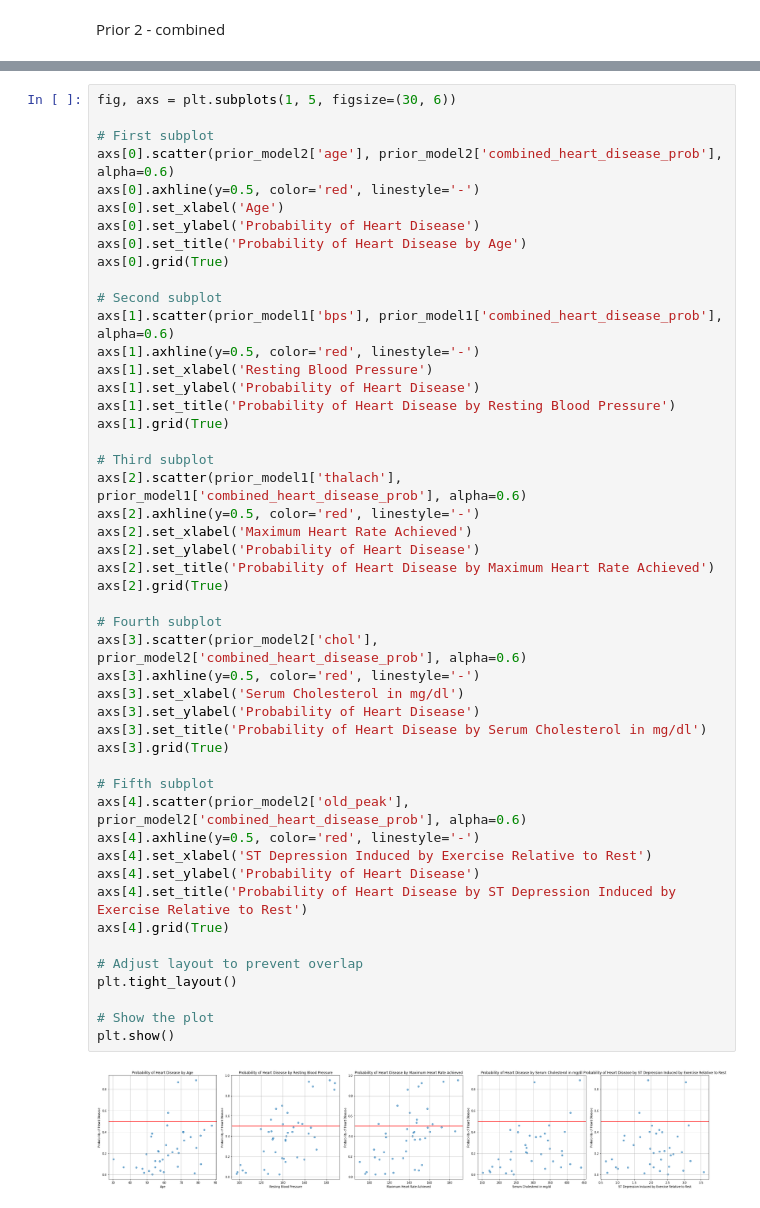
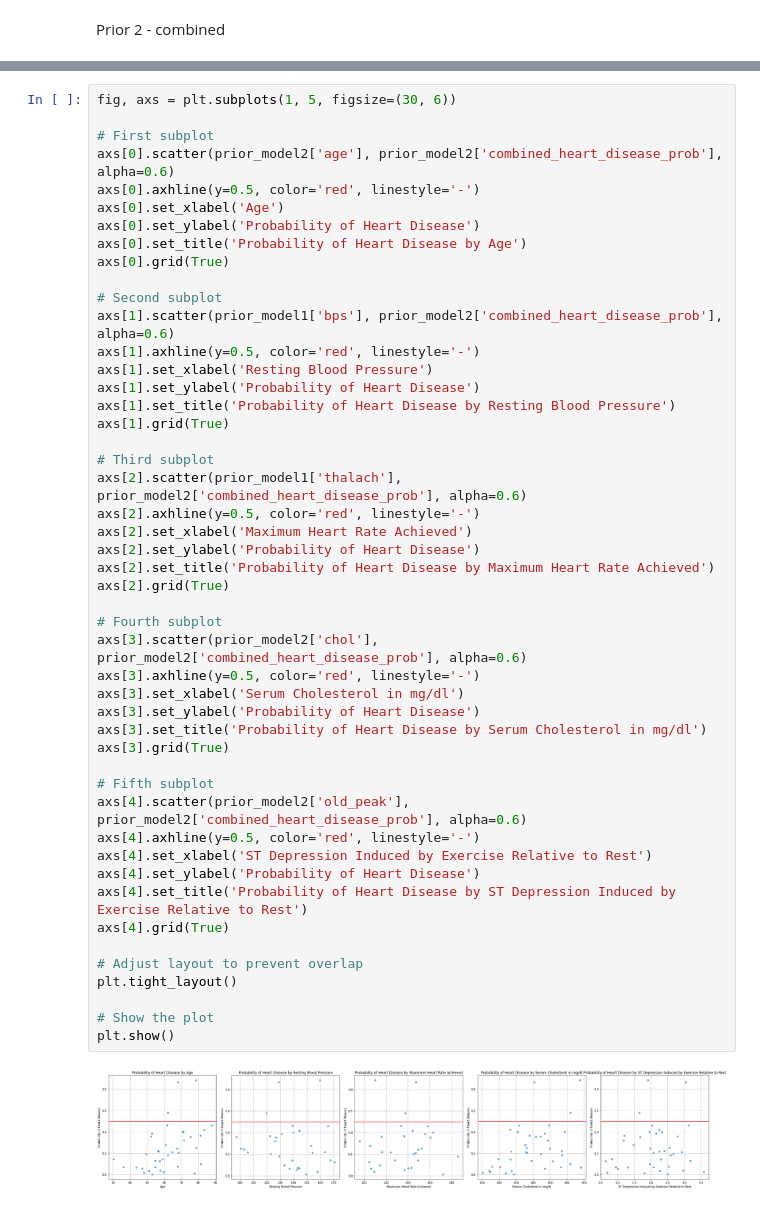
Before and after one commit to wasikjakub/bayesian-heart-disease-prediction, a Jupyter notebook: prior.ipynb, the cells around one changed output, grey strips where cells are left out. Cells and saved outputs as stored; diff of their text form.

```diff
--- a/prior.ipynb
+++ b/prior.ipynb
@@ -303,7 +292,7 @@ axs[0].set_title('Probability of Heart Disease by Age')
 axs[0].grid(True)
 
 # Second subplot
-axs[1].scatter(prior_model1['bps'], prior_model1['combined_heart_disease_prob'], alpha=0.6)
+axs[1].scatter(prior_model1['bps'], prior_model2['combined_heart_disease_prob'], alpha=0.6)
 axs[1].axhline(y=0.5, color='red', linestyle='-')
 axs[1].set_xlabel('Resting Blood Pressure')
 axs[1].set_ylabel('Probability of Heart Disease')
@@ -311,33 +300,33 @@ axs[1].set_title('Probability of Heart Disease by Resting Blood Pressure')
 axs[1].grid(True)
 
 # Third subplot
-axs[2].scatter(prior_model1['thalach'], prior_model1['combined_heart_disease_prob'], alpha=0.6)
+axs[2].scatter(prior_model1['thalach'], prior_model2['combined_heart_disease_prob'], alpha=0.6)
 axs[2].axhline(y=0.5, color='red', linestyle='-')
 axs[2].set_xlabel('Maximum Heart Rate Achieved')
 axs[2].set_ylabel('Probability of Heart Disease')
 axs[2].set_title('Probability of Heart Disease by Maximum Heart Rate Achieved')
 axs[2].grid(True)
 
 # Fourth subplot
 axs[3].scatter(prior_model2['chol'], prior_model2['combined_heart_disease_prob'], alpha=0.6)
 axs[3].axhline(y=0.5, color='red', linestyle='-')
 axs[3].set_xlabel('Serum Cholesterol in mg/dl')
 axs[3].set_ylabel('Probability of Heart Disease')
 axs[3].set_title('Probability of Heart Disease by Serum Cholesterol in mg/dl')
 axs[3].grid(True)
 
 # Fifth subplot
 axs[4].scatter(prior_model2['old_peak'], prior_model2['combined_heart_disease_prob'], alpha=0.6)
 axs[4].axhline(y=0.5, color='red', linestyle='-')
 axs[4].set_xlabel('ST Depression Induced by Exercise Relative to Rest')
 axs[4].set_ylabel('Probability of Heart Disease')
 axs[4].set_title('Probability of Heart Disease by ST Depression Induced by Exercise Relative to Rest')
 axs[4].grid(True)
 
 # Adjust layout to prevent overlap
 plt.tight_layout()
 
 # Show the plot
 plt.show()
 # %% [output]
-[figure, old version]
+[figure, new version]
```
Also changed, not shown: parts of 9 cells of this notebook, 4 other files.
